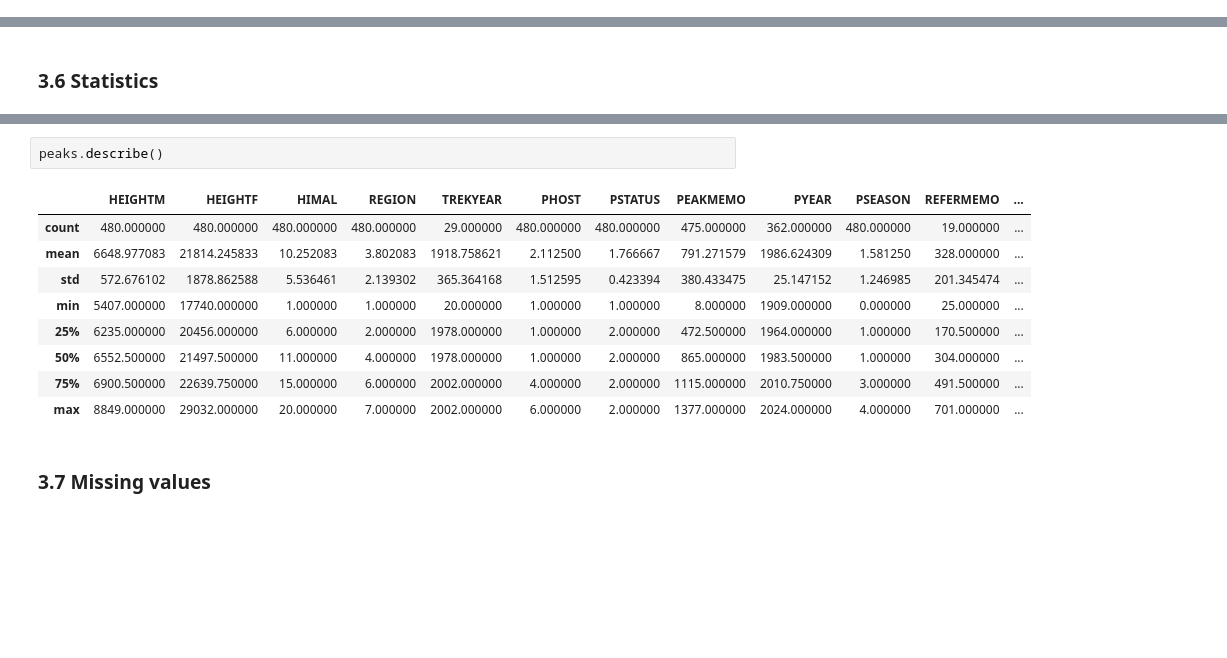
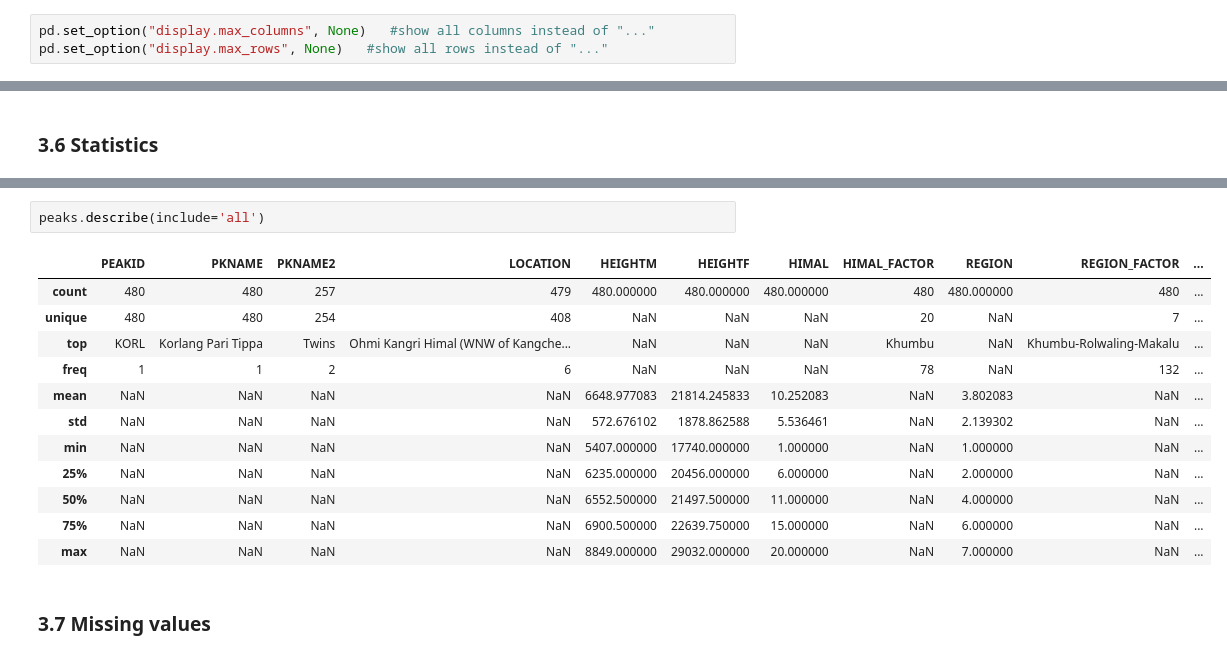
Before and after one commit to Aleenw/himalayan-expeditions-analysis, a Jupyter notebook: notebook/himalayan_eda.ipynb, the cells around one changed output, grey strips where cells are left out. Drawn from its saved outputs; the diff is of its cells as text; blank space fills up the shorter version.

```diff
--- a/notebook/himalayan_eda.ipynb
+++ b/notebook/himalayan_eda.ipynb
@@ -37,6 +37,9 @@ import pandas as pd
 import numpy as np
 import matplotlib.pyplot as plt
 import seaborn as sns
+# %%
+pd.set_option("display.max_columns", None)   #show all columns instead of "..."
+pd.set_option("display.max_rows", None)   #show all rows instead of "..."
 # %% [markdown]
 ### 3.2 Load the data
 The expeditions file is opened with `encoding="latin1"` because it contains special characters.
@@ -130,15 +136,18 @@ exped.describe()
 # %%
-peaks.describe()
+peaks.describe(include='all')
 # %% [output]
-|  | HEIGHTM | HEIGHTF | HIMAL | REGION | TREKYEAR | PHOST | PSTATUS | PEAKMEMO | PYEAR | PSEASON | REFERMEMO | ... |
-| count | 480.000000 | 480.000000 | 480.000000 | 480.000000 | 29.000000 | 480.000000 | 480.000000 | 475.000000 | 362.000000 | 480.000000 | 19.000000 | ... |
-| mean | 6648.977083 | 21814.245833 | 10.252083 | 3.802083 | 1918.758621 | 2.112500 | 1.766667 | 791.271579 | 1986.624309 | 1.581250 | 328.000000 | ... |
-| std | 572.676102 | 1878.862588 | 5.536461 | 2.139302 | 365.364168 | 1.512595 | 0.423394 | 380.433475 | 25.147152 | 1.246985 | 201.345474 | ... |
-| min | 5407.000000 | 17740.000000 | 1.000000 | 1.000000 | 20.000000 | 1.000000 | 1.000000 | 8.000000 | 1909.000000 | 0.000000 | 25.000000 | ... |
-| 25% | 6235.000000 | 20456.000000 | 6.000000 | 2.000000 | 1978.000000 | 1.000000 | 2.000000 | 472.500000 | 1964.000000 | 1.000000 | 170.500000 | ... |
-| 50% | 6552.500000 | 21497.500000 | 11.000000 | 4.000000 | 1978.000000 | 1.000000 | 2.000000 | 865.000000 | 1983.500000 | 1.000000 | 304.000000 | ... |
-| 75% | 6900.500000 | 22639.750000 | 15.000000 | 6.000000 | 2002.000000 | 4.000000 | 2.000000 | 1115.000000 | 2010.750000 | 3.000000 | 491.500000 | ... |
-| max | 8849.000000 | 29032.000000 | 20.000000 | 7.000000 | 2002.000000 | 6.000000 | 2.000000 | 1377.000000 | 2024.000000 | 4.000000 | 701.000000 | ... |
+|  | PEAKID | PKNAME | PKNAME2 | LOCATION | HEIGHTM | HEIGHTF | HIMAL | HIMAL_FACTOR | REGION | REGION_FACTOR | ... |
+| count | 480 | 480 | 257 | 479 | 480.000000 | 480.000000 | 480.000000 | 480 | 480.000000 | 480 | ... |
+| unique | 480 | 480 | 254 | 408 | NaN | NaN | NaN | 20 | NaN | 7 | ... |
+| top | KORL | Korlang Pari Tippa | Twins | Ohmi Kangri Himal (WNW of Kangche... | NaN | NaN | NaN | Khumbu | NaN | Khumbu-Rolwaling-Makalu | ... |
+| freq | 1 | 1 | 2 | 6 | NaN | NaN | NaN | 78 | NaN | 132 | ... |
+| mean | NaN | NaN | NaN | NaN | 6648.977083 | 21814.245833 | 10.252083 | NaN | 3.802083 | NaN | ... |
+| std | NaN | NaN | NaN | NaN | 572.676102 | 1878.862588 | 5.536461 | NaN | 2.139302 | NaN | ... |
+| min | NaN | NaN | NaN | NaN | 5407.000000 | 17740.000000 | 1.000000 | NaN | 1.000000 | NaN | ... |
+| 25% | NaN | NaN | NaN | NaN | 6235.000000 | 20456.000000 | 6.000000 | NaN | 2.000000 | NaN | ... |
+| 50% | NaN | NaN | NaN | NaN | 6552.500000 | 21497.500000 | 11.000000 | NaN | 4.000000 | NaN | ... |
+| 75% | NaN | NaN | NaN | NaN | 6900.500000 | 22639.750000 | 15.000000 | NaN | 6.000000 | NaN | ... |
+| max | NaN | NaN | NaN | NaN | 8849.000000 | 29032.000000 | 20.000000 | NaN | 7.000000 | NaN | ... |
 # %% [markdown]
 ### 3.7 Missing values
 # %%
```
Also changed, not shown: parts of 4 cells of this notebook.
